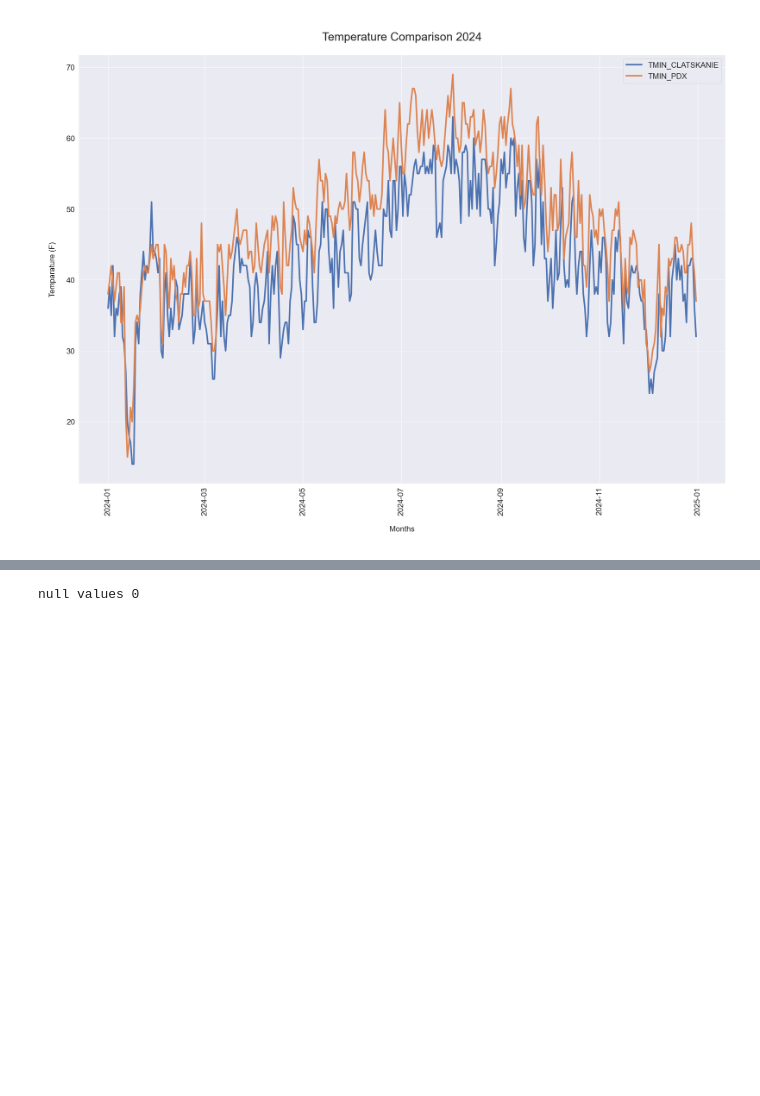
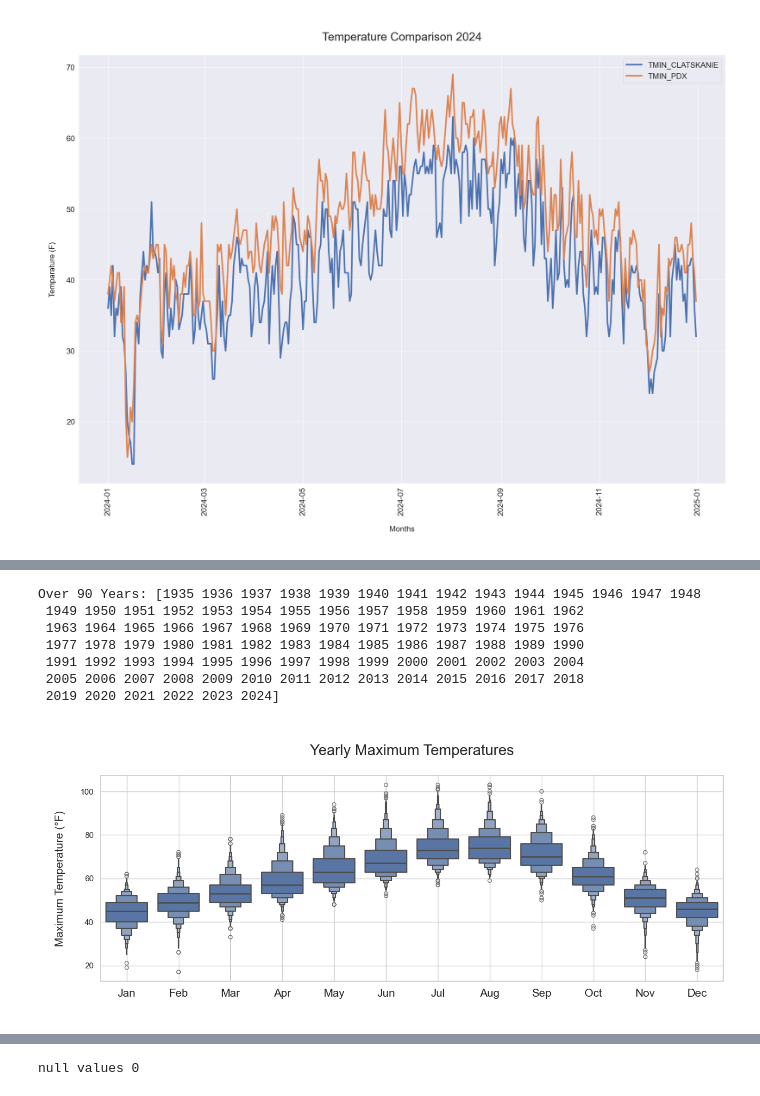
Before and after one commit to wpbSabi/weather_python, a Jupyter notebook: notebooks/compare_temperature.ipynb, the cells around one changed output, grey strips where cells are left out. Drawn from its saved outputs; the diff is of its cells as text; code cells hidden in the pictures; blank space fills up the shorter version.

Commit message:
added TMAX comparisons

```diff
--- a/notebooks/compare_temperature.ipynb
+++ b/notebooks/compare_temperature.ipynb
@@ -19,7 +26,10 @@ import functions
 # %%
 # Station 1 - Clatskanie
 df = pd.read_csv('../data/temperature_97016.csv')
+df = df[df['STATION']=='USC00351643']
 df = df.assign(year = pd.to_datetime(df['DATE']).dt.year)
+df = df.assign(month = pd.to_datetime(df['DATE']).dt.month)
+df1_all_years = df.copy()
 df = df[df['year']<2025]
 
 # Verify station
@@ -27,8 +37,7 @@ df = df[df['year']<2025]
 # geo_data = pd.read_csv('../data/geo_data.csv')
 # functions.map_stations(geo_data)
 
-df1 = df[df['STATION']=='USC00351643']
-# df[df['TAVG'].notnull()]['STATION'].unique()
+assert len(df['STATION'].unique()) == 1
 # %%
 # Station 2 - Portland
 df = pd.read_csv('../data/temperature_97218.csv')
@@ -73,3 +98,25 @@ pmin = functions.plot_temp_compare(df, 'TMIN', 2024)
+# %%
+# How much variation is there among years?
+print('Over %i Years:' % len(df1_all_years['year'].unique()), df1_all_years['year'].unique())
+plt.figure(figsize=(15,5))
+sns.boxenplot(data=df1_all_years, x='month', y='TMAX', linewidth=1.5)
+plt.title('\nYearly Maximum Temperatures\n', fontsize=20)
+plt.xlabel(' ', fontsize=15)
+plt.xticks(ticks=np.arange(0, 12),
+           fontsize=15,
+           labels=['Jan', 'Feb', 'Mar', 'Apr', 'May', 'Jun', 'Jul', 'Aug', 'Sep', 'Oct', 'Nov', 'Dec'])
+plt.ylabel('\nMaximum Temperature (°F)\n', fontsize=15)
+plt.grid(True)
+plt.show()
+# %% [output]
+Over 90 Years: [1935 1936 1937 1938 1939 1940 1941 1942 1943 1944 1945 1946 1947 1948
+ 1949 1950 1951 1952 1953 1954 1955 1956 1957 1958 1959 1960 1961 1962
+ 1963 1964 1965 1966 1967 1968 1969 1970 1971 1972 1973 1974 1975 1976
+ 1977 1978 1979 1980 1981 1982 1983 1984 1985 1986 1987 1988 1989 1990
+ 1991 1992 1993 1994 1995 1996 1997 1998 1999 2000 2001 2002 2003 2004
+ 2005 2006 2007 2008 2009 2010 2011 2012 2013 2014 2015 2016 2017 2018
+ 2019 2020 2021 2022 2023 2024]
+[figure, added]
 # %% [markdown]
 <a id="usda_hardiness_zones"></a>
 
```
Also changed, not shown: parts of 10 cells of this notebook, 1 other file.
